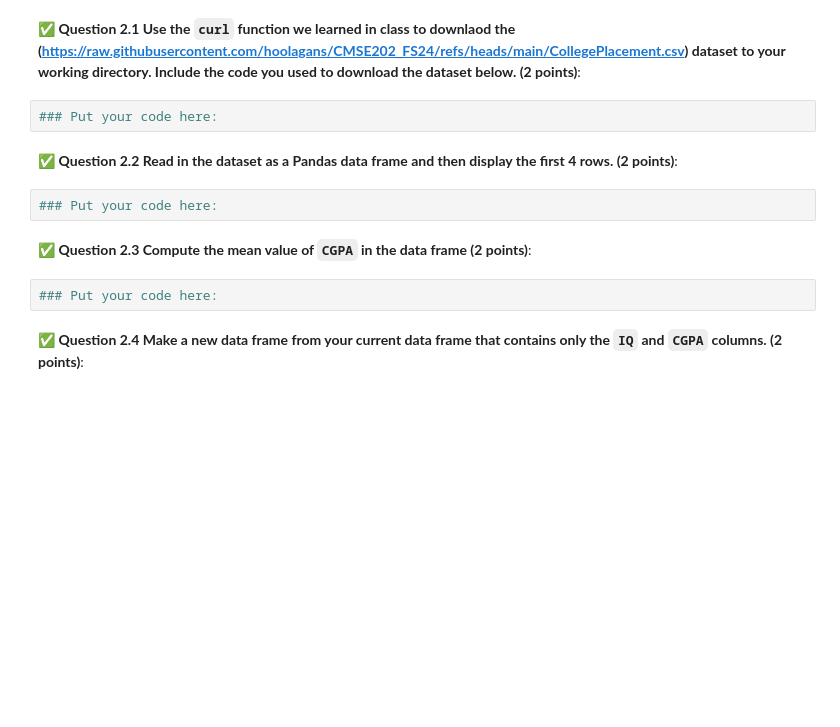
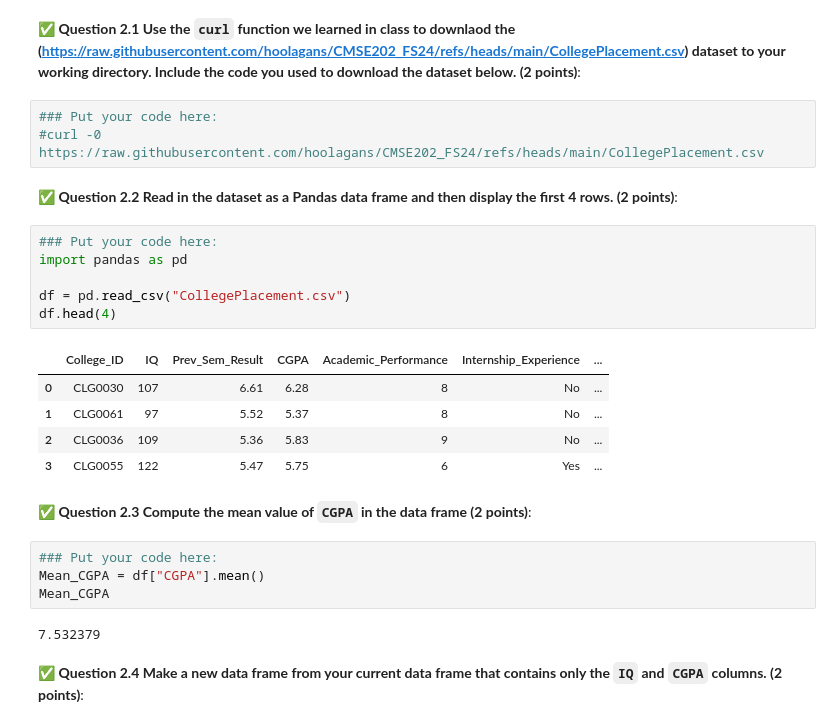
Before and after one commit to winbergd/cmse202-f25-turnin, a Jupyter notebook: midterm/CMSE202-Midterm-Section001-STUDENT-F25.ipynb, the cells around one changed output. Drawn from its saved outputs; the diff is of its cells as text; blank space fills up the shorter version.

```diff
--- a/midterm/CMSE202-Midterm-Section001-STUDENT-F25.ipynb
+++ b/midterm/CMSE202-Midterm-Section001-STUDENT-F25.ipynb
@@ -61,14 +65,29 @@ In this section you will be tasked with downloading and exploring a specific dat
 &#9989; **Question 2.1  Use the `curl` function we learned in class to downlaod the (https://raw.githubusercontent.com/hoolagans/CMSE202_FS24/refs/heads/main/CollegePlacement.csv) dataset to your working directory. Include the code you used to download the dataset below.  (2 points)**:
 # %%
 ### Put your code here:
+#curl -0 https://raw.githubusercontent.com/hoolagans/CMSE202_FS24/refs/heads/main/CollegePlacement.csv
 # %% [markdown]
 &#9989; **Question 2.2 Read in the dataset as a Pandas data frame and then display the first 4 rows. (2 points)**:
 # %%
 ### Put your code here:
+import pandas as pd
+
+df = pd.read_csv("CollegePlacement.csv")
+df.head(4)
+# %% [output]
+|  | College_ID | IQ | Prev_Sem_Result | CGPA | Academic_Performance | Internship_Experience | ... |
+| 0 | CLG0030 | 107 | 6.61 | 6.28 | 8 | No | ... |
+| 1 | CLG0061 | 97 | 5.52 | 5.37 | 8 | No | ... |
+| 2 | CLG0036 | 109 | 5.36 | 5.83 | 9 | No | ... |
+| 3 | CLG0055 | 122 | 5.47 | 5.75 | 6 | Yes | ... |
 # %% [markdown]
 &#9989; **Question 2.3 Compute the mean value of `CGPA` in the data frame (2 points)**:
 # %%
 ### Put your code here:
+Mean_CGPA = df["CGPA"].mean()
+Mean_CGPA
+# %% [output]
+7.532379
 # %% [markdown]
 &#9989; **Question 2.4 Make a new data frame from your current data frame that contains only the `IQ` and `CGPA` columns. (2 points)**:
 # %%
```
Also changed, not shown: parts of 6 cells of this notebook.
